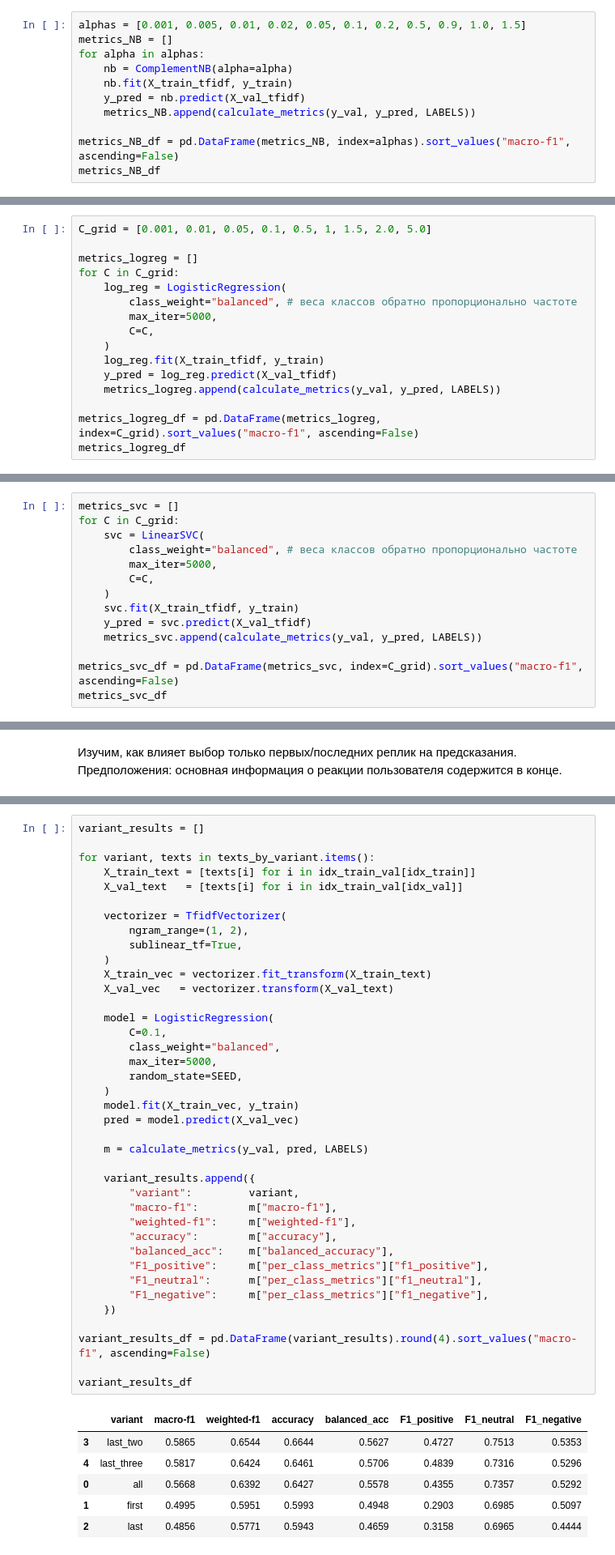
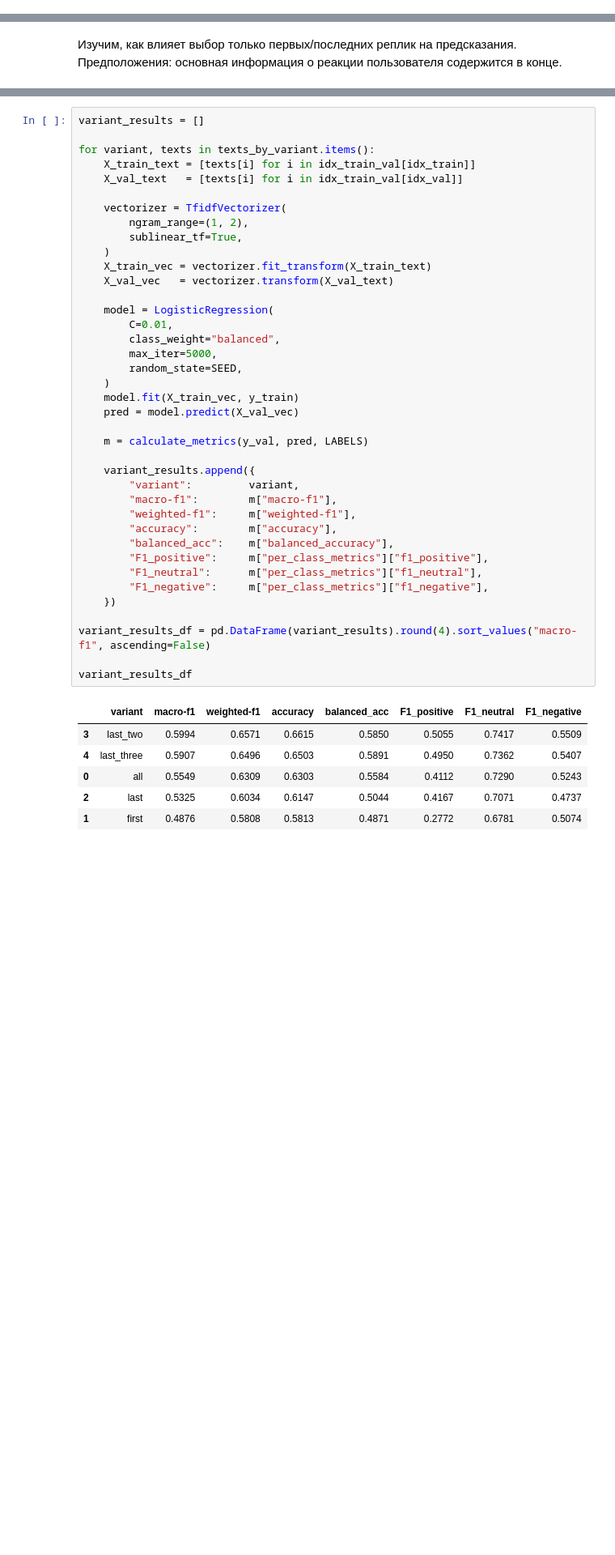
Before and after one commit to Half-Head/ML_homework, a Jupyter notebook: hw1/2_reactions.ipynb, the cells around one changed output, grey strips where cells are left out. Shown at 81% size. Drawn from its saved outputs; the diff is of its cells as text; blank space fills up the shorter version.

```diff
--- a/hw1/2_reactions.ipynb
+++ b/hw1/2_reactions.ipynb
@@ -102,14 +106,3 @@ X_test_tfidf  = tfidf_vectorizer.transform(X_test)
 ### Наивный Байес
 # %% [markdown]
 Мы на семинаре использовали MultinomialNB, но сейчас больше подойдет ComplementNB, так как он специально спроектирован для несбалансированных данных, как у нас
-# %%
-alphas = [0.001, 0.005, 0.01, 0.02, 0.05, 0.1, 0.2, 0.5, 0.9, 1.0, 1.5]
-metrics_NB = []
-for alpha in alphas:
-    nb = ComplementNB(alpha=alpha)
-    nb.fit(X_train_tfidf, y_train)
-    y_pred = nb.predict(X_val_tfidf)
-    metrics_NB.append(calculate_metrics(y_val, y_pred, LABELS))
-
-metrics_NB_df = pd.DataFrame(metrics_NB, index=alphas).sort_values("macro-f1", ascending=False)
-metrics_NB_df
@@ -134,19 +146,3 @@ nb = ComplementNB(alpha=alpha_opt).fit(X_train_tfidf, y_train)
 y_pred_nb = nb.predict(X_val_tfidf)
 # %% [markdown]
 ## Логистическая регрессия
-# %%
-C_grid = [0.001, 0.01, 0.05, 0.1, 0.5, 1, 1.5, 2.0, 5.0]
-
-metrics_logreg = []
-for C in C_grid:
-    log_reg = LogisticRegression(
-        class_weight="balanced", # веса классов обратно пропорционально частоте
-        max_iter=5000,
-        C=C,
-    )
-    log_reg.fit(X_train_tfidf, y_train)
-    y_pred = log_reg.predict(X_val_tfidf)
-    metrics_logreg.append(calculate_metrics(y_val, y_pred, LABELS))
-
-metrics_logreg_df = pd.DataFrame(metrics_logreg, index=C_grid).sort_values("macro-f1", ascending=False)
-metrics_logreg_df
@@ -173,17 +190,3 @@ log_reg = LogisticRegression(
 y_pred_logreg = log_reg.predict(X_val_tfidf)
 # %% [markdown]
 ## Метод опорных векторов
-# %%
-metrics_svc = []
-for C in C_grid:
-    svc = LinearSVC(
-        class_weight="balanced", # веса классов обратно пропорционально частоте
-        max_iter=5000,
-        C=C,
-    )
-    svc.fit(X_train_tfidf, y_train)
-    y_pred = svc.predict(X_val_tfidf)
-    metrics_svc.append(calculate_metrics(y_val, y_pred, LABELS))
-
-metrics_svc_df = pd.DataFrame(metrics_svc, index=C_grid).sort_values("macro-f1", ascending=False)
-metrics_svc_df
@@ -270,37 +293,37 @@ for variant, texts in texts_by_variant.items():
     )
     X_train_vec = vectorizer.fit_transform(X_train_text)
     X_val_vec   = vectorizer.transform(X_val_text)
 
     model = LogisticRegression(
-        C=0.1,
+        C=0.01,
         class_weight="balanced",
         max_iter=5000,
         random_state=SEED,
     )
     model.fit(X_train_vec, y_train)
     pred = model.predict(X_val_vec)
 
     m = calculate_metrics(y_val, pred, LABELS)
 
     variant_results.append({
         "variant":         variant,
         "macro-f1":        m["macro-f1"],
         "weighted-f1":     m["weighted-f1"],
         "accuracy":        m["accuracy"],
         "balanced_acc":    m["balanced_accuracy"],
         "F1_positive":     m["per_class_metrics"]["f1_positive"],
         "F1_neutral":      m["per_class_metrics"]["f1_neutral"],
         "F1_negative":     m["per_class_metrics"]["f1_negative"],
     })
 
 variant_results_df = pd.DataFrame(variant_results).round(4).sort_values("macro-f1", ascending=False)
 
 variant_results_df
 # %% [output]
 |  | variant | macro-f1 | weighted-f1 | accuracy | balanced_acc | F1_positive | F1_neutral | F1_negative |
-| 3 | last_two | 0.5865 | 0.6544 | 0.6644 | 0.5627 | 0.4727 | 0.7513 | 0.5353 |
-| 4 | last_three | 0.5817 | 0.6424 | 0.6461 | 0.5706 | 0.4839 | 0.7316 | 0.5296 |
-| 0 | all | 0.5668 | 0.6392 | 0.6427 | 0.5578 | 0.4355 | 0.7357 | 0.5292 |
-| 1 | first | 0.4995 | 0.5951 | 0.5993 | 0.4948 | 0.2903 | 0.6985 | 0.5097 |
-| 2 | last | 0.4856 | 0.5771 | 0.5943 | 0.4659 | 0.3158 | 0.6965 | 0.4444 |
+| 3 | last_two | 0.5994 | 0.6571 | 0.6615 | 0.5850 | 0.5055 | 0.7417 | 0.5509 |
+| 4 | last_three | 0.5907 | 0.6496 | 0.6503 | 0.5891 | 0.4950 | 0.7362 | 0.5407 |
+| 0 | all | 0.5549 | 0.6309 | 0.6303 | 0.5584 | 0.4112 | 0.7290 | 0.5243 |
+| 2 | last | 0.5325 | 0.6034 | 0.6147 | 0.5044 | 0.4167 | 0.7071 | 0.4737 |
+| 1 | first | 0.4876 | 0.5808 | 0.5813 | 0.4871 | 0.2772 | 0.6781 | 0.5074 |
 # %% [markdown]
```
Also changed, not shown: parts of 28 cells of this notebook.
